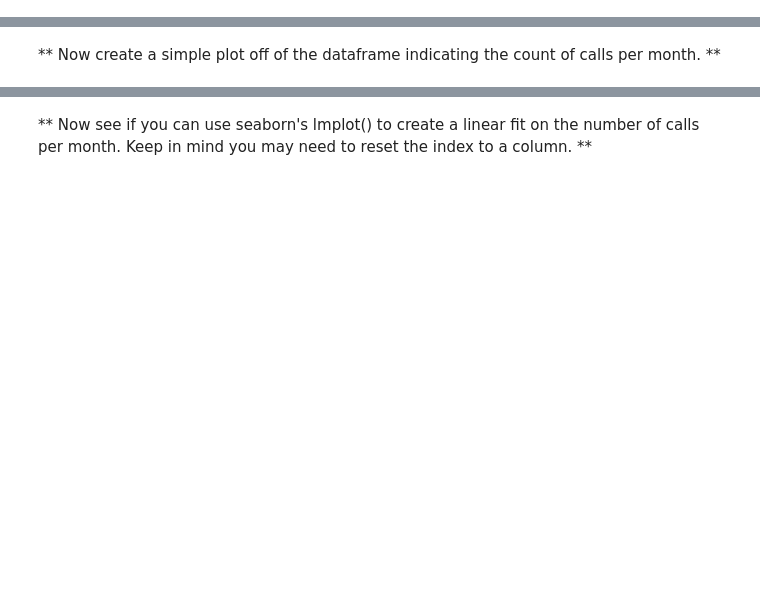
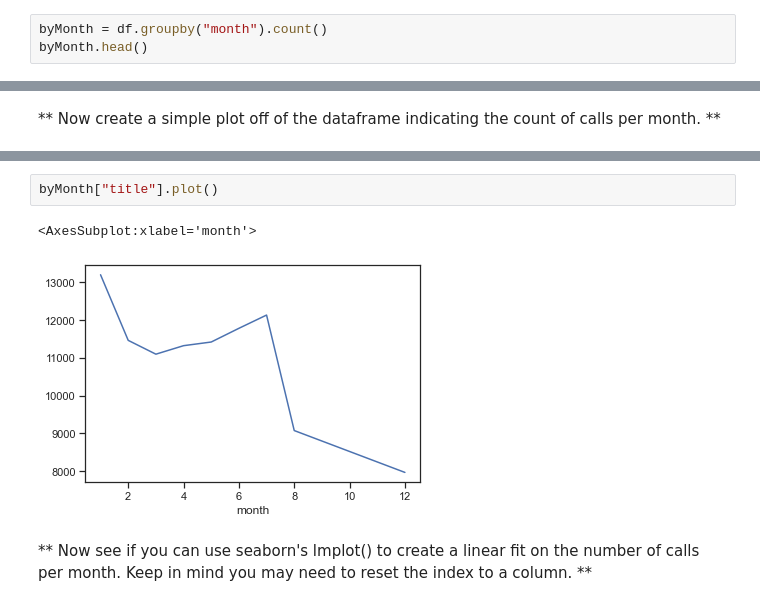
Before and after one commit to FriasSantiago/911-Calls-Data-Capstone-Project, a Jupyter notebook: 911 Calls Data Capstone Project.ipynb, the cells around one changed output, grey strips where cells are left out. Drawn from its saved outputs; the diff is of its cells as text; blank space fills up the shorter version.

```diff
--- a/911 Calls Data Capstone Project.ipynb
+++ b/911 Calls Data Capstone Project.ipynb
@@ -186,0 +180,3 @@ _____
+# %%
+byMonth = df.groupby("month").count()
+byMonth.head()
@@ -193,2 +193,7 @@ _____
+# %%
+byMonth["title"].plot()
+# %% [output]
+<AxesSubplot:xlabel='month'>
+[figure, added]
 # %% [markdown]
 ** Now see if you can use seaborn's lmplot() to create a linear fit on the number of calls per month. Keep in mind you may need to reset the index to a column. **
```
Also changed, not shown: parts of 32 cells of this notebook.
